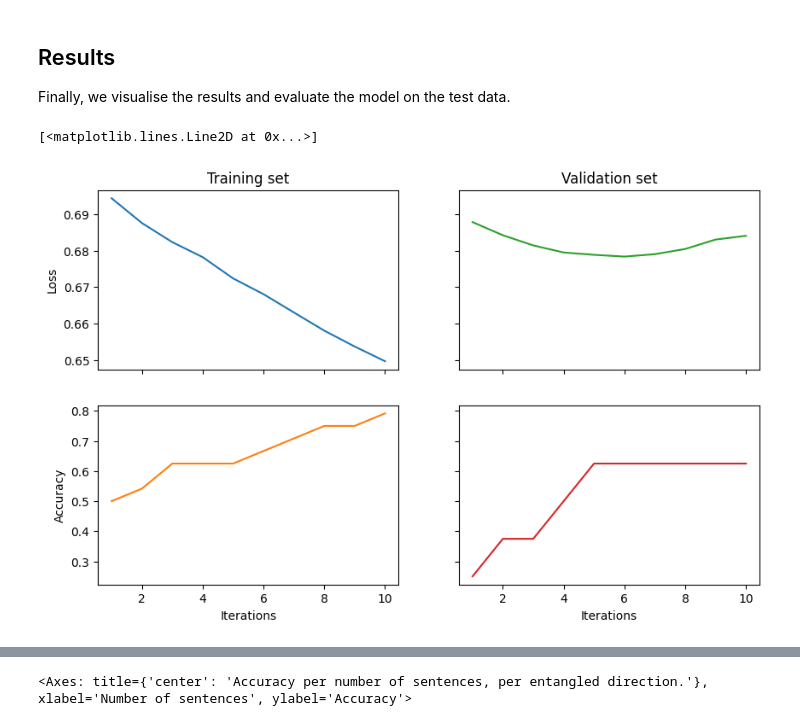
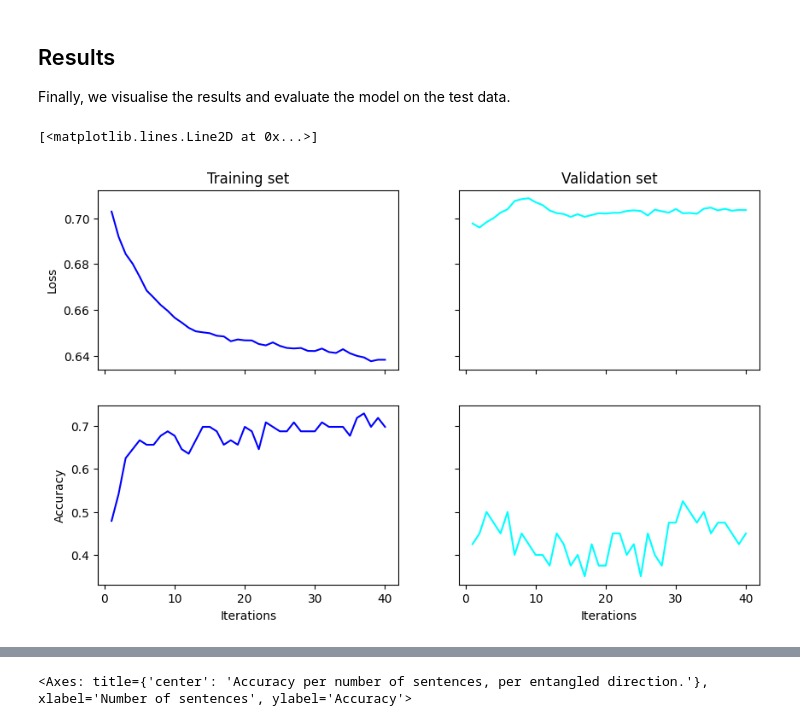
Before and after one commit to DNA386/Compositional_reading_comprehension_with_DisCoCirc, a Jupyter notebook: tutorials/following_training.ipynb, the cells around one changed output, grey strips where cells are left out. Saved outputs shown, nothing was run; the diff lists cells and outputs as text; code cells hidden in the pictures.

Commit message:
WIP: work on following visualisations

```diff
--- a/tutorials/following_training.ipynb
+++ b/tutorials/following_training.ipynb
@@ -62,11 +62,11 @@ In the paper, the `simple` and `deeper` datasets were sampled using the `generat
 # %%
 # Dataset generation variables
 min_actors = 2
-max_actors = 5
+max_actors = 8
 min_sents = 2
-max_sents = 10  # Must be at least max_actors, as all actors require at least one sentence to be initialized.
+max_sents = 20  # Must be at least max_actors, as all actors require at least one sentence to be initialized.
 n_samples = 2
-n_directions = 4  # 2 or 4
+n_directions = 2  # 2 or 4
 density = "dense" # simple, less-dense, dense, superdense
 with_axioms = True  # Apply simplifying axioms to reduce the number of parameters
 # %%
@@ -198,13 +186,13 @@ Recall that our goal is to test compositional generalisation. This means we must
 The split presented here is somewhat crude; a more sophisticated approach would include some overlap between the distributions to verify overfitting.
 # %%
 # User params
-batch_size = 4
+batch_size = 1
 
-train_size = 0.7
-valid_size = 0.85
+train_size = 0.5
+valid_size = 0.75
 
-n_actor_train_cutoff = 3
-n_actor_valid_cutoff = 5
+n_actor_train_cutoff = 5
+n_actor_valid_cutoff = 7
 # %%
 train_threshold = min_sents + train_size * (max_sents - min_sents)
 valid_threshold = min_sents + valid_size * (max_sents - min_sents)
@@ -215,12 +203,16 @@ train_ids = [
 ]
 valid_ids = [
     i for i, entry in enumerate(dataset)
-    if entry["n_sentences"] > train_threshold and entry["n_actors"] >= n_actor_train_cutoff
+    if entry["n_sentences"] >= train_threshold and entry["n_actors"] >= n_actor_train_cutoff
     and entry["n_sentences"] < valid_threshold and entry["n_actors"] < n_actor_valid_cutoff
 ]
 test_ids = [
     i for i, entry in enumerate(dataset)
-    if entry["n_sentences"] > valid_threshold and entry["n_actors"] >= n_actor_valid_cutoff
+    if entry["n_sentences"] >= valid_threshold and entry["n_actors"] >= n_actor_valid_cutoff
+]
+other_ids = [
+    i for i in range(len(dataset))
+    if i not in train_ids + valid_ids + test_ids
 ]
 
 train_dataset = QADataset(
@@ -239,5 +231,5 @@ test_dataset = QADataset(
     batch_size=0, shuffle=False
 )
 
-len(train_dataset), len(valid_dataset), len(test_dataset)
+len(train_dataset), len(valid_dataset), len(test_dataset), len(other_ids)
 # %% [output]
@@ -251,8 +262,8 @@ We use `lambeq`'s `PytorchQuantumTrainer` class to train using classical simulat
 We subclass `PytorchQuantumModel` for our model class in order to handle pairs of circuits.
 We interpret the model's output as a probability distribution over the possible answers `[yes, no]`, and evaluate it accordingly.
 # %%
-n_epochs = 10
-learning_rate = 1e-3
+n_epochs = 40
+learning_rate = 5e-3
 training_seed = 420
 # %%
 def acc(batched_y_hat: torch.tensor, batched_y: torch.tensor) -> torch.tensor:
@@ -313,23 +328,22 @@ Finally, we visualise the results and evaluate the model on the test data.
 # %%
 fig, ((ax_tl, ax_tr), (ax_bl, ax_br)) = plt.subplots(
     2, 2, sharex=True, sharey='row', figsize=(10, 6)
 )
 ax_tl.set_title('Training set')
 ax_tr.set_title('Validation set')
 ax_bl.set_xlabel('Iterations')
 ax_br.set_xlabel('Iterations')
 ax_bl.set_ylabel('Accuracy')
 ax_tl.set_ylabel('Loss')
 
-colours = iter(plt.rcParams['axes.prop_cycle'].by_key()['color'])
 range_ = np.arange(1, trainer.epochs+1)
-ax_tl.plot(range_, trainer.train_epoch_costs, color=next(colours))
-ax_bl.plot(range_, trainer.train_eval_results['acc'], color=next(colours))
-ax_tr.plot(range_, trainer.val_costs, color=next(colours))
-ax_br.plot(range_, trainer.val_eval_results['acc'], color=next(colours))
+ax_tl.plot(range_, trainer.train_epoch_costs, color="blue")
+ax_bl.plot(range_, trainer.train_eval_results['acc'], color="blue")
+ax_tr.plot(range_, trainer.val_costs, color="cyan")
+ax_br.plot(range_, trainer.val_eval_results['acc'], color="cyan")
 # %% [output]
 [<matplotlib.lines.Line2D at 0x...>]
-[figure, old version]
+[figure, new version]
 # %%
 # Plot the accuracy per number of sentences
 full_dataset = QADataset(
```
Also changed, not shown: parts of 11 cells of this notebook, 4 other files.
